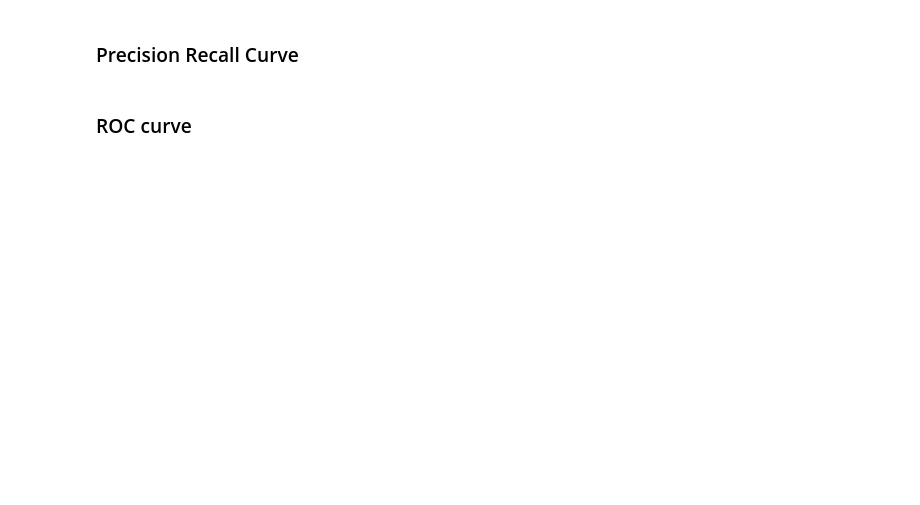
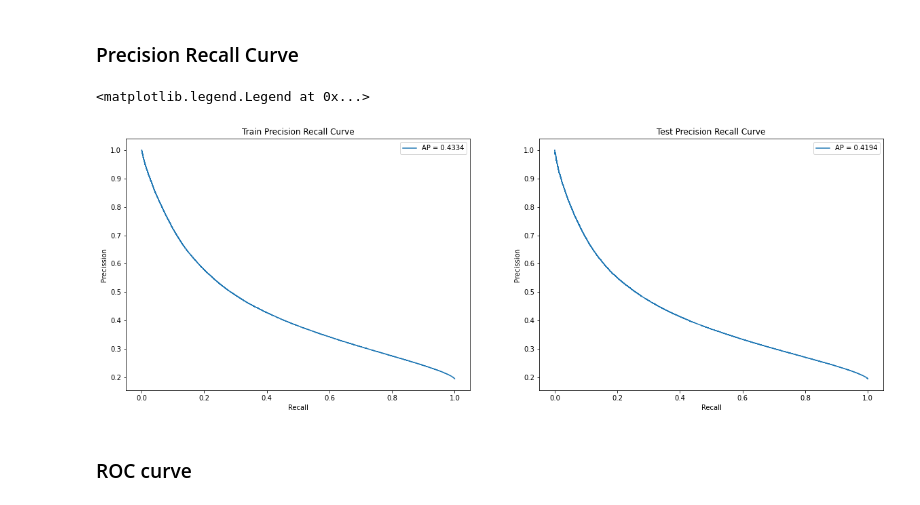
Before and after one commit to mammadov7/Large-Dataset-Mining, a Jupyter notebook: project.ipynb, the cells around one changed output. Cells and saved outputs as stored; diff of their text form; code cells hidden in the pictures; blank space fills up the shorter version.

```diff
--- a/project.ipynb
+++ b/project.ipynb
@@ -30,9 +30,9 @@ from sklearn.metrics import roc_curve, auc
 # %% [markdown]
  # Loading the data
 # %%
-def creating_dataset():
-    df = pd.read_csv('dataset/datasetcleaned.csv', index_col=[0])
-    X = df.drop('DEP_DEL15', axis=1).drop('MONTH',axis=1).drop("LONGITUDE",axis=1).drop("LATITUDE",axis=1)
+def creating_dataset(filename):
+    df = pd.read_csv('dataset/'+str(filename), index_col=[0])
+    X = df.drop('DEP_DEL15', axis=1).drop("LONGITUDE",axis=1).drop("LATITUDE",axis=1)
     y = df['DEP_DEL15']
     x_train, x_test, y_train, y_test = train_test_split(X, y, test_size=0.33, random_state=42,shuffle=True)
     x_train,x_test = scaleNorm(x_train,x_test)
@@ -58,8 +58,5 @@ def scaleNorm(X_train,X_test):
     X_test = standardize(X_test)
     return pd.DataFrame(X_train),pd.DataFrame(X_test)
 # %%
-X,x_real_test,Y,y_real_test = creating_dataset()
-cols = pd.read_csv('dataset/datasetcleaned.csv', index_col=[0]).drop('DEP_DEL15', axis=1).drop('MONTH',axis=1).drop("LONGITUDE",axis=1).drop("LATITUDE",axis=1).columns
-x_real_train,x_test,y_real_train,y_test = redoSplit(X,Y)
-x,y = balancing_dataset(x_real_train,y_real_train,0.8)
-x_train,x_test,y_train,y_test = redoSplit(x,y)
+X,x_real_test,Y,y_real_test = creating_dataset('datasetcleaned_full.csv')
+cols = pd.read_csv('dataset/datasetcleaned_full.csv', index_col=[0]).drop('DEP_DEL15', axis=1).drop("LONGITUDE",axis=1).drop("LATITUDE",axis=1).columns
@@ -139,7 +178,7 @@ def build_model(hp):  # random search passes this hyperparameter() object
     model = keras.models.Sequential()
 
     model.add(Dense(hp.Int('input_units',min_value=50, max_value=200, step=50),
-                    input_shape=x_train.shape[1:],
+                    input_shape=X.shape[1:],
                     activation='relu'))
 
     model.add( Dropout(hp.Float('dropout_rate',
@@ -177,8 +216,8 @@ tuner = RandomSearch(
 
 tuner.search_space_summary()
 
-tuner.search(x=x_train,
-             y=y_train,
+tuner.search(x=X,
+             y=Y,
              epochs=5,
              batch_size=64)
 
@@ -189,7 +246,7 @@ tuner.results_summary()
 def build_model():  # random search passes this hyperparameter() object
     model = keras.models.Sequential()
 
-    model.add(Dense(200, input_shape=x_train.shape[1:], activation='relu'))
+    model.add(Dense(200, input_shape=X.shape[1:], activation='relu'))
     model.add(Dense(100, activation='relu'))
     model.add( Dropout( 0.1 ) )
     model.add(Dense(70, activation='relu'))
@@ -209,4 +266,4 @@ early_stopping = tf.keras.callbacks.EarlyStopping(monitor='loss', patience=10, v
 reducer = tf.keras.callbacks.ReduceLROnPlateau( monitor='loss', factor=0.5, patience=3, verbose=1, mode='min')
 
 
-model.fit(x_train,y_train, callbacks=[early_stopping, reducer], batch_size=256,verbose=1,epochs=1000 )
+model.fit(X,Y, callbacks=[early_stopping, reducer], batch_size=256,verbose=1,epochs=1000 )
@@ -223,29 +303,32 @@ cm /np.sum(cm,axis=0)
 # %% [markdown]
 ### Precision Recall Curve
 # %%
-y_train_pred = model.predict(x_train)
-train_precision, train_recall, _ = precision_recall_curve(y_train, y_train_pred)
-train_ap = average_precision_score(y_train, y_train_pred)
+y_train_pred = model.predict(X)
+train_precision, train_recall, _ = precision_recall_curve(Y, y_train_pred)
+train_ap = average_precision_score(Y, y_train_pred)
 y_test_pred = model.predict(x_real_test)
 test_precision, test_recall, _ = precision_recall_curve(y_real_test, y_test_pred)
 test_ap = average_precision_score(y_real_test, y_test_pred)
 
 
 plt.figure(figsize=(20, 15))
 
 axs = plt.subplot(2,2,1)
 axs.set_title('Train Precision Recall Curve')
 axs.set_xlabel('Recall')
 axs.set_ylabel('Precission')
 axs.plot(train_recall, train_precision, label = 'AP = {:.4f}'.format(train_ap))
 axs.legend()
 
 axs = plt.subplot(2,2,2)
 axs.set_title('Test Precision Recall Curve')
 axs.set_xlabel('Recall')
 axs.set_ylabel('Precission')
 axs.plot(test_recall, test_precision, label = 'AP = {:.4f}'.format(test_ap))
 axs.legend()
+# %% [output]
+<matplotlib.legend.Legend at 0x...>
+[figure, added]
 # %% [markdown]
 ### ROC curve
 # %%
```
Also changed, not shown: parts of 19 cells of this notebook.
